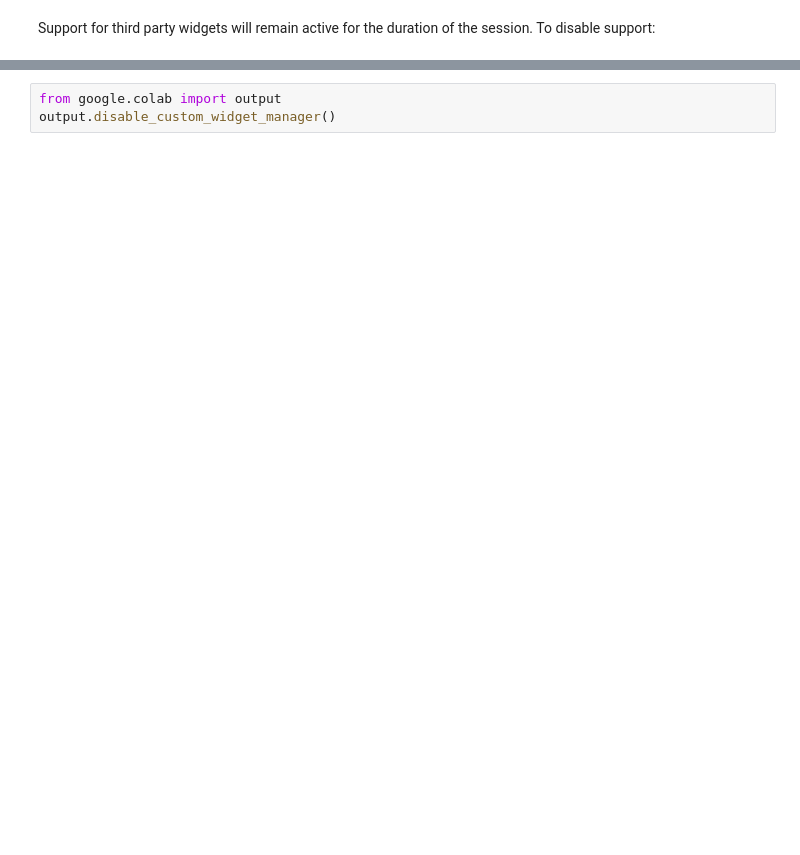
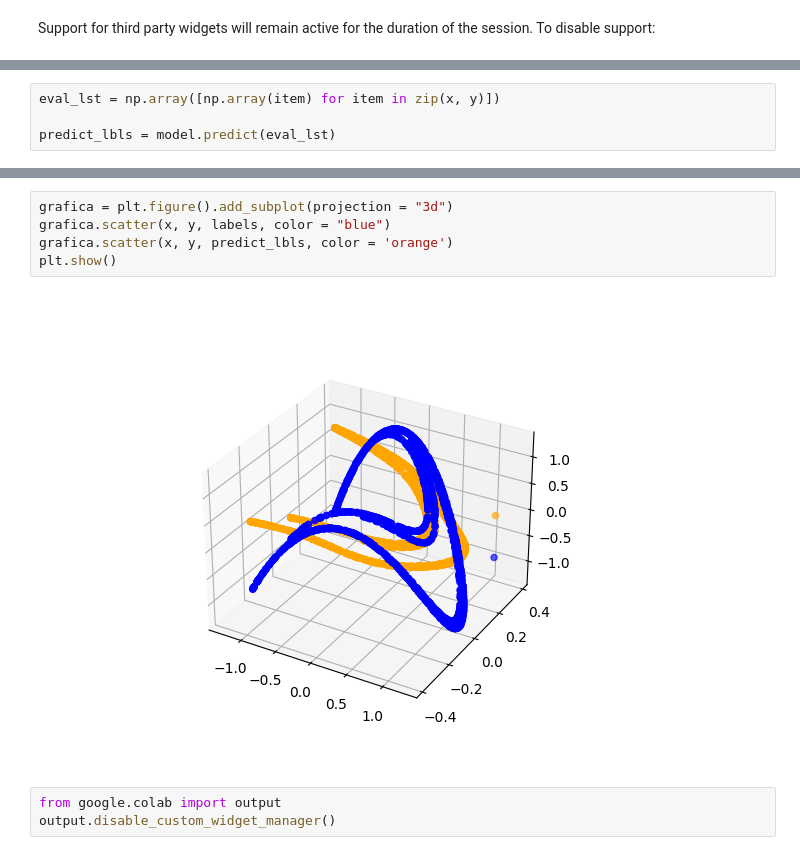
Before and after one commit to AndyMine12/practicasIA, a Jupyter notebook: Proyecto 1 - Forero Madera.ipynb, the cells around one changed output, grey strips where cells are left out. Saved outputs shown, nothing was run; the diff lists cells and outputs as text; blank space fills up the shorter version.

```diff
--- a/Proyecto 1 - Forero Madera.ipynb
+++ b/Proyecto 1 - Forero Madera.ipynb
@@ -284,0 +361,4 @@ Support for third party widgets will remain active for the duration of the sessi
+# %%
+eval_lst = np.array([np.array(item) for item in zip(x, y)])
+
+predict_lbls = model.predict(eval_lst)
@@ -285,3 +367,10 @@ Support for third party widgets will remain active for the duration of the sessi
+# %%
+grafica = plt.figure().add_subplot(projection = "3d")
+grafica.scatter(x, y, labels, color = "blue")
+grafica.scatter(x, y, predict_lbls, color = 'orange')
+plt.show()
+# %% [output]
+[figure, added]
 # %%
 from google.colab import output
 output.disable_custom_widget_manager()
```
Also changed, not shown: parts of 5 cells of this notebook.
